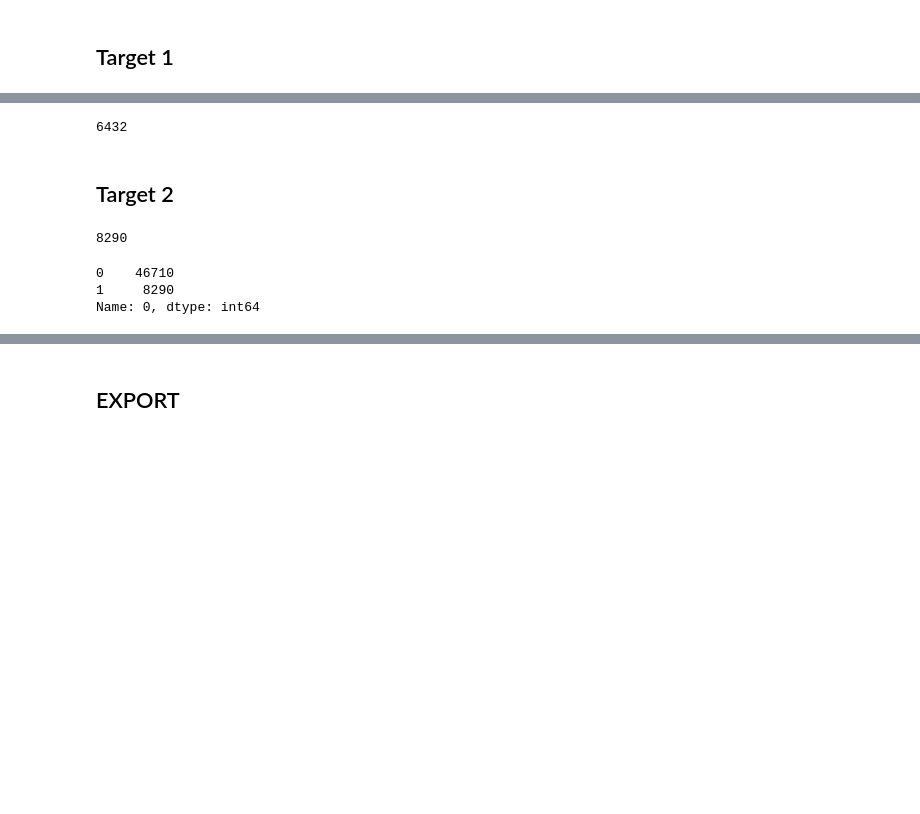
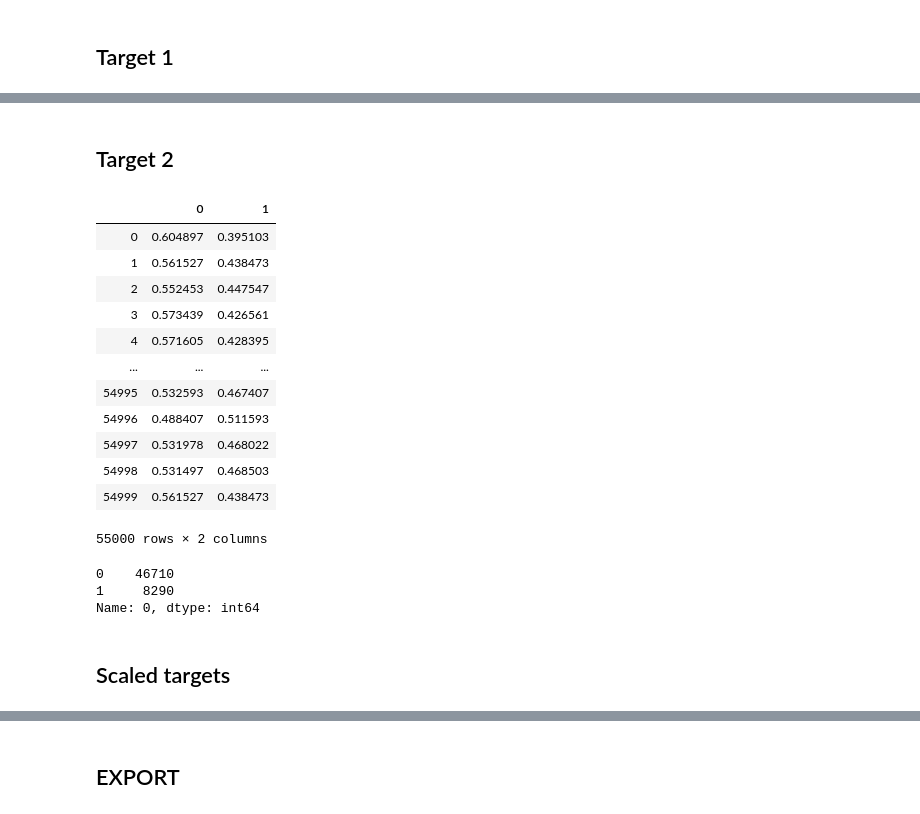
Before and after one commit to luwu29/IAA_profiles, a Jupyter notebook: ML_project-Copy1.ipynb, the cells around one changed output, grey strips where cells are left out. Drawn from its saved outputs; the diff is of its cells as text; code cells hidden in the pictures; blank space fills up the shorter version.

```diff
--- a/ML_project-Copy1.ipynb
+++ b/ML_project-Copy1.ipynb
@@ -1169,8 +1297,3 @@ Name: 0, dtype: int64
-# %%
-test_predict1=model_4.predict(test)
-test_predict1.sum()
-# %% [output]
-6432
 # %% [markdown]
 ## Target 2
 # %%
@@ -1178,7 +1301,22 @@ test_predict2=model_4_2.predict(test)
-# %%
-test_predict2.sum()
-# %% [output]
-8290
+# %%
+
+pred_proba_2 = pd.DataFrame(test_predict2_prob)
+# %%
+pred_proba_2
+# %% [output]
+|  | 0 | 1 |
+| 0 | 0.604897 | 0.395103 |
+| 1 | 0.561527 | 0.438473 |
+| 2 | 0.552453 | 0.447547 |
+| 3 | 0.573439 | 0.426561 |
+| 4 | 0.571605 | 0.428395 |
+| ... | ... | ... |
+| 54995 | 0.532593 | 0.467407 |
+| 54996 | 0.488407 | 0.511593 |
+| 54997 | 0.531978 | 0.468022 |
+| 54998 | 0.531497 | 0.468503 |
+| 54999 | 0.561527 | 0.438473 |
+55000 rows × 2 columns
 # %%
 ##or i=0.45
 pred_proba_2 = pd.DataFrame(test_predict2)
@@ -1188,3 +1326,5 @@ test_predict2_classy.iloc[:,0].value_counts() ####THE SAME!
 0    46710
 1     8290
 Name: 0, dtype: int64
+# %% [markdown]
+## Scaled targets
```
Also changed, not shown: parts of 41 cells of this notebook.
